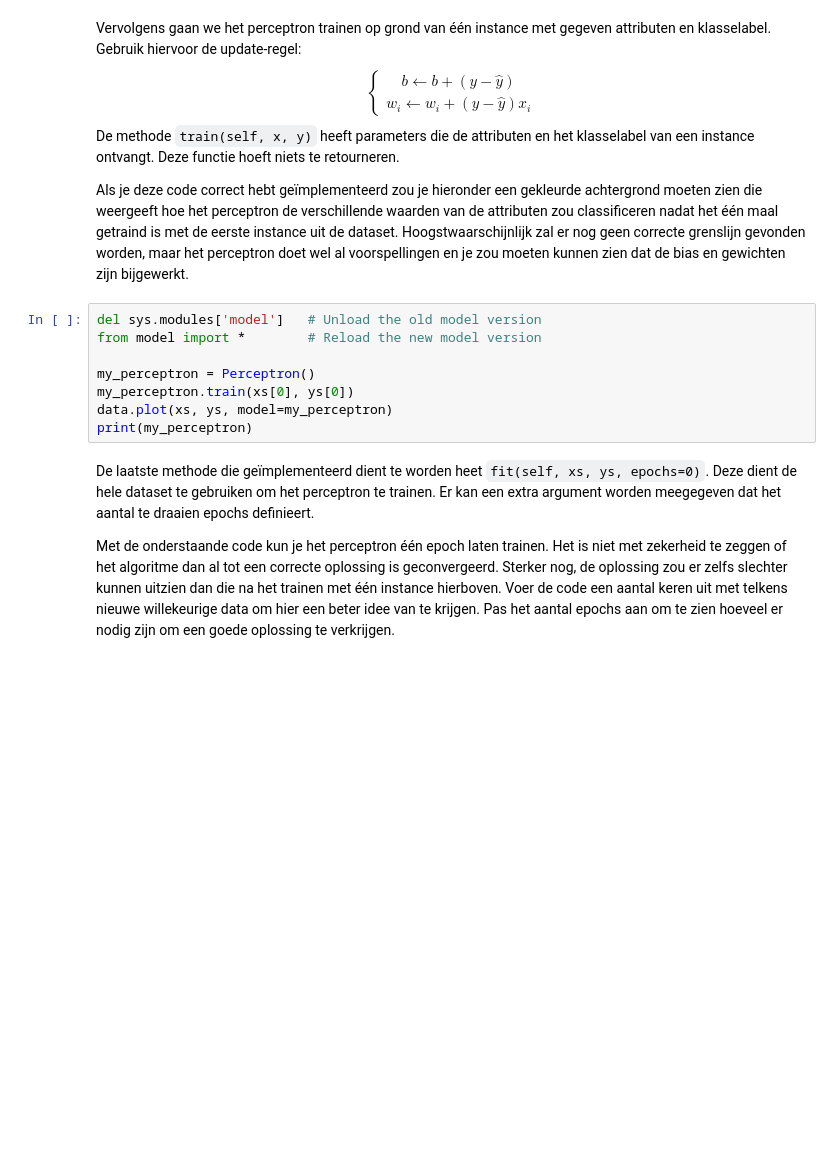
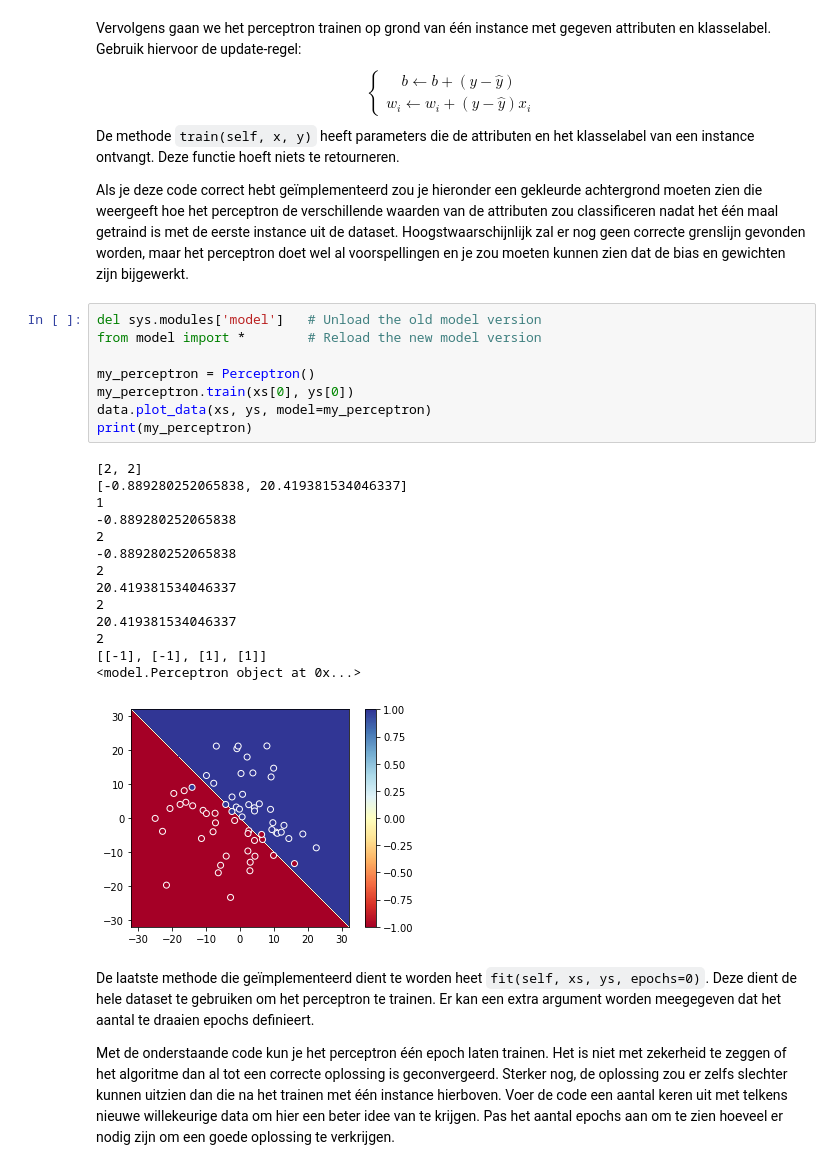
Before and after one commit to wmellema/DataMiningTest, a Jupyter notebook: les1/oefeningen.ipynb, the cells around one changed output. Saved outputs shown, nothing was run; the diff lists cells and outputs as text; blank space fills up the shorter version.

```diff
--- a/les1/oefeningen.ipynb
+++ b/les1/oefeningen.ipynb
@@ -78,11 +106,26 @@ Als je deze code correct hebt geïmplementeerd zou je hieronder een gekleurde ac
 # %%
 del sys.modules['model']   # Unload the old model version
 from model import *        # Reload the new model version
 
 my_perceptron = Perceptron()
 my_perceptron.train(xs[0], ys[0])
-data.plot(xs, ys, model=my_perceptron)
+data.plot_data(xs, ys, model=my_perceptron)
 print(my_perceptron)
+# %% [output]
+[2, 2]
+[-0.889280252065838, 20.419381534046337]
+1
+-0.889280252065838
+2
+-0.889280252065838
+2
+20.419381534046337
+2
+20.419381534046337
+2
+[[-1], [-1], [1], [1]]
+<model.Perceptron object at 0x...>
+[figure, added]
 # %% [markdown]
 De laatste methode die geïmplementeerd dient te worden heet `fit(self, xs, ys, epochs=0)`. Deze dient de hele dataset te gebruiken om het perceptron te trainen. Er kan een extra argument worden meegegeven dat het aantal te draaien epochs definieert.
 
```
Also changed, not shown: parts of 9 cells of this notebook, 5 other files.
